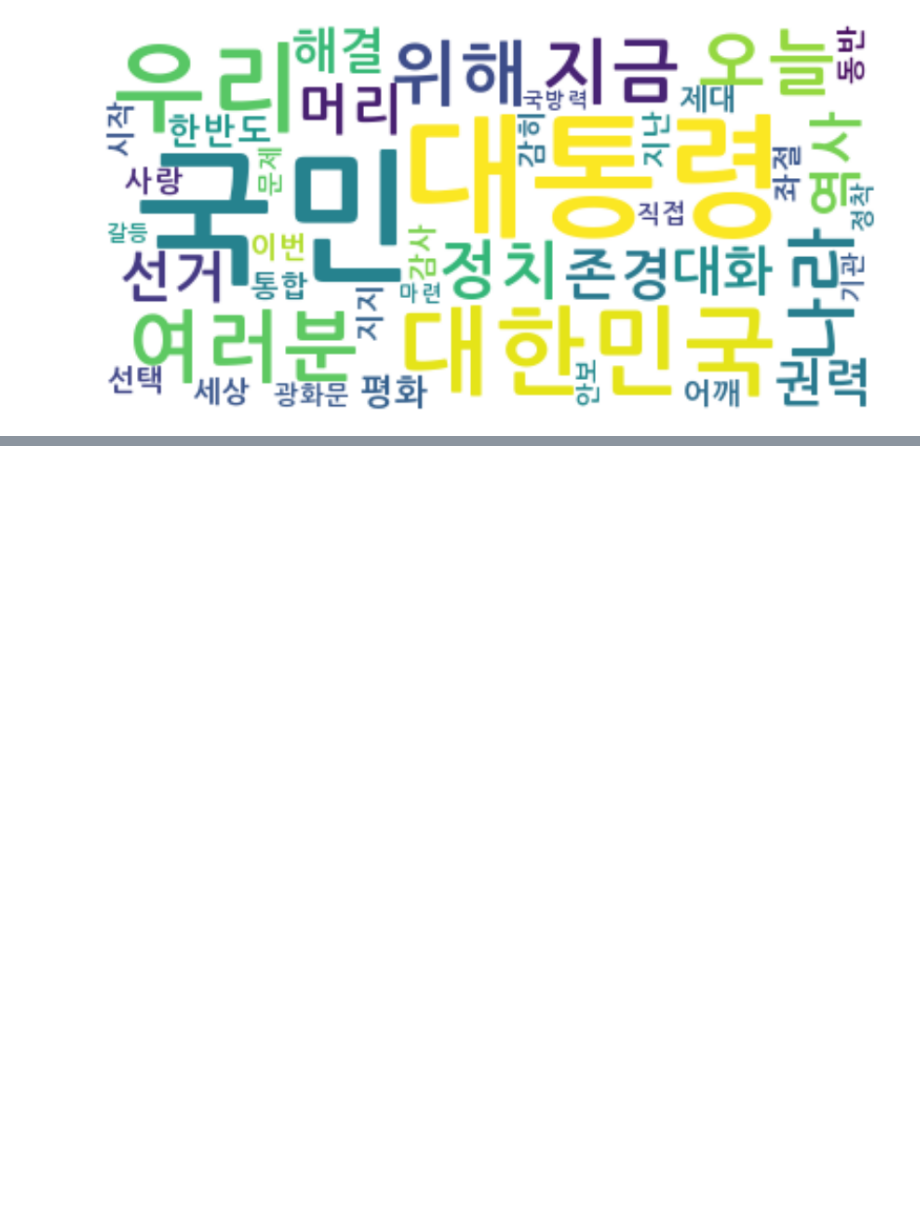
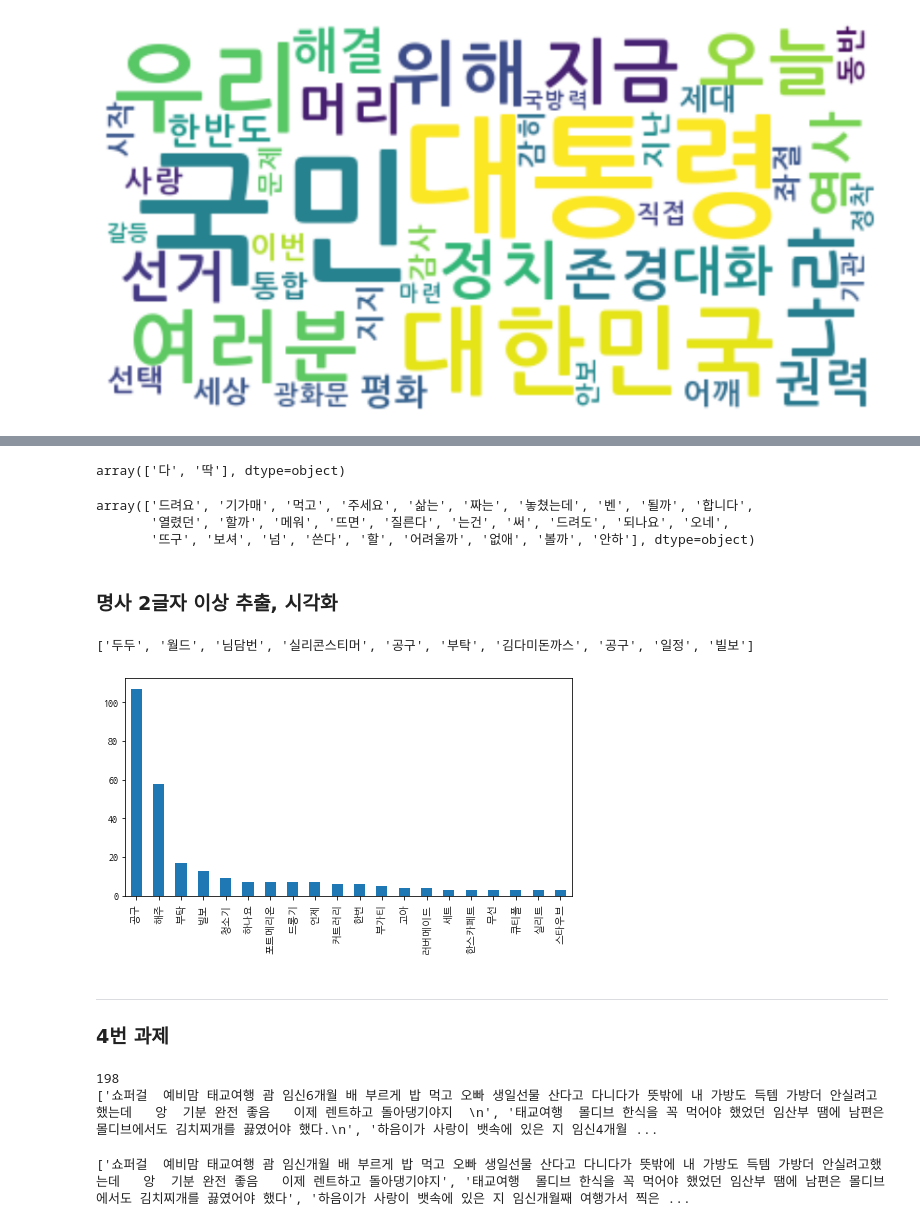
Before and after one commit to YoonHanho/adp_r, a Jupyter notebook: adp_tm_final.ipynb, the cells around one changed output, grey strips where cells are left out. Drawn from its saved outputs; the diff is of its cells as text; code cells hidden in the pictures; blank space fills up the shorter version.

```diff
--- a/adp_tm_final.ipynb
+++ b/adp_tm_final.ipynb
@@ -464,0 +546,3 @@ plt.show()
+# %%
+twitter.add_dictionary('실리콘스티머', 'Noun')
+twitter.morphs('두두월드님담번엔 실리콘스티머공구도부탁요')  # ---> 굿!
@@ -464,0 +551,11 @@ plt.show()
+# %%
+# 단어추가
+for kwd in dictionary:
+    twitter.add_dictionary(kwd, 'Noun')
+# %%
+### 형용사 추출
+# https://datascienceschool.net/03%20machine%20learning/03.01.02%20KoNLPy%20%ED%95%9C%EA%B5%AD%EC%96%B4%20%EC%B2%98%EB%A6%AC%20%ED%8C%A8%ED%82%A4%EC%A7%80.html
+words = []
+for doc in docs_clean:
+    for d in twitter.pos(doc):  # 리스트 in 튜플 >> for순회해서 리스트 풀기
+        words.append(d)         # 튜플만 words에 넣기
@@ -464,0 +610,51 @@ plt.show()
+# %%
+words_df.query(" 품사 == 'Adverb'")['kwd'].unique() # 부사
+# %% [output]
+array(['다', '딱'], dtype=object)
+# %%
+words_df.query(" 품사 == 'Verb'")['kwd'].unique() # 동사
+# %% [output]
+array(['드려요', '기가매', '먹고', '주세요', '삶는', '짜는', '놓쳤는데', '벤', '될까', '합니다',
+       '열렸던', '할까', '메워', '뜨면', '질른다', '는건', '써', '드려도', '되나요', '오네',
+       '뜨구', '보셔', '넘', '쓴다', '할', '어려울까', '없애', '볼까', '안하'], dtype=object)
+# %% [markdown]
+### 명사 2글자 이상 추출, 시각화
+# %%
+malist = []
+
+stopwords = ['이요', '다시']  # 불용어 샘플  --> 실전에는 옵션!!!
+
+for doc in docs_clean:
+    for mal in twitter.nouns(doc):
+        if len(mal) > 1 and mal not in stopwords:
+            malist.append(mal)
+
+malist[:10]
+# %% [output]
+['두두', '월드', '님담번', '실리콘스티머', '공구', '부탁', '김다미돈까스', '공구', '일정', '빌보']
+# %%
+ser = pd.Series(malist).value_counts().iloc[:20]
+
+plt.figure(figsize=(8,4))
+ser.plot(kind='bar');
+# %% [output]
+[figure, added]
+# %% [markdown]
+---
+### 4번 과제
+# %%
+f = open('datafiles/instagram_태교여행.txt', 'r', encoding='cp949')
+docs = f.readlines()
+print(len(docs))
+print(docs[:3])
+# %% [output]
+198
+['쇼퍼걸  예비맘 태교여행 괌 임신6개월 배 부르게 밥 먹고 오빠 생일선물 산다고 다니다가 뜻밖에 내 가방도 득템 가방더 안실려고했는데   앙  기분 완전 좋음   이제 렌트하고 돌아댕기야지  \n', '태교여행  몰디브 한식을 꼭 먹어야 했었던 임산부 땜에 남편은 몰디브에서도 김치찌개를 끓였어야 했다.\n', '하음이가 사랑이 뱃속에 있은 지 임신4개월 ...
+# %%
+docs_clean = []
+for doc in docs:
+    docs_clean.append(text_cleansing(doc))
+
+print(docs_clean[:3])
+# %% [output]
+['쇼퍼걸  예비맘 태교여행 괌 임신개월 배 부르게 밥 먹고 오빠 생일선물 산다고 다니다가 뜻밖에 내 가방도 득템 가방더 안실려고했는데   앙  기분 완전 좋음   이제 렌트하고 돌아댕기야지', '태교여행  몰디브 한식을 꼭 먹어야 했었던 임산부 땜에 남편은 몰디브에서도 김치찌개를 끓였어야 했다', '하음이가 사랑이 뱃속에 있은 지 임신개월째 여행가서 찍은 ...
```
Also changed, not shown: parts of 25 cells of this notebook.
